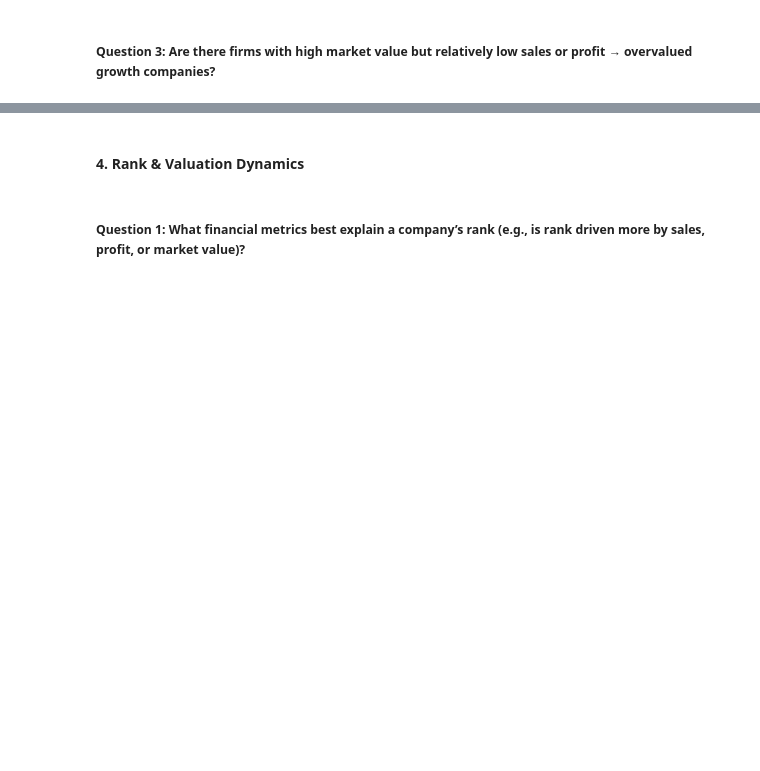
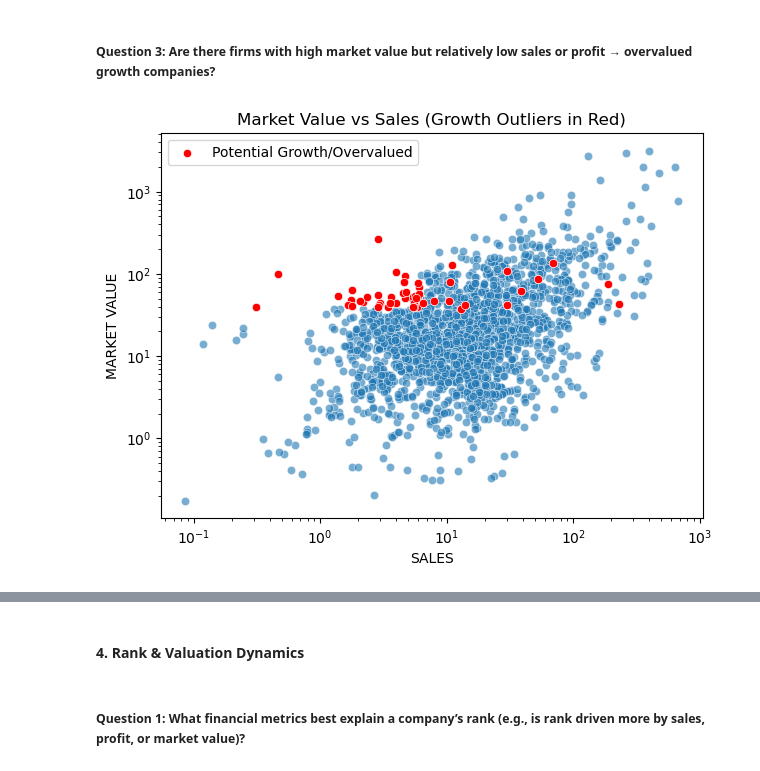
Before and after one commit to GauriR011/Forbes-Global-2025, a Jupyter notebook: Code.ipynb, the cells around one changed output, grey strips where cells are left out. Cells and saved outputs as stored; diff of their text form; code cells hidden in the pictures; blank space fills up the shorter version.

```diff
--- a/Code.ipynb
+++ b/Code.ipynb
@@ -486,0 +613,29 @@ spearman_corr
+# %%
+# Compute ratios safely
+df["P_S"] = df["MARKET VALUE"] / df["SALES"].replace(0, np.nan)  # avoid div by 0
+df["P_E"] = df["MARKET VALUE"] / df["PROFIT"].replace(0, np.nan)
+# %%
+# Flag high market value but low fundamentals
+market_q4 = df["MARKET VALUE"].quantile(0.75)
+sales_q1 = df["SALES"].quantile(0.25)
+profit_q1 = df["PROFIT"].quantile(0.25)
+# %%
+df["Growth_Flag"] = (
+    (df["MARKET VALUE"] >= market_q4) &
+    ((df["SALES"] <= sales_q1) | (df["PROFIT"] <= profit_q1))
+)
+
+growth_companies = df[df["Growth_Flag"]]
+# %%
+# Scatter plot Market Value vs Sales
+
+
+plt.figure(figsize=(7,5))
+sns.scatterplot(data=df, x="SALES", y="MARKET VALUE", alpha=0.6)
+sns.scatterplot(data=growth_companies, x="SALES", y="MARKET VALUE", color="red", label="Potential Growth/Overvalued")
+plt.xscale("log"); plt.yscale("log")
+plt.title("Market Value vs Sales (Growth Outliers in Red)")
+plt.legend()
+plt.show()
+# %% [output]
+[figure, added]
```
Also changed, not shown: parts of 18 cells of this notebook, 3 other files.
